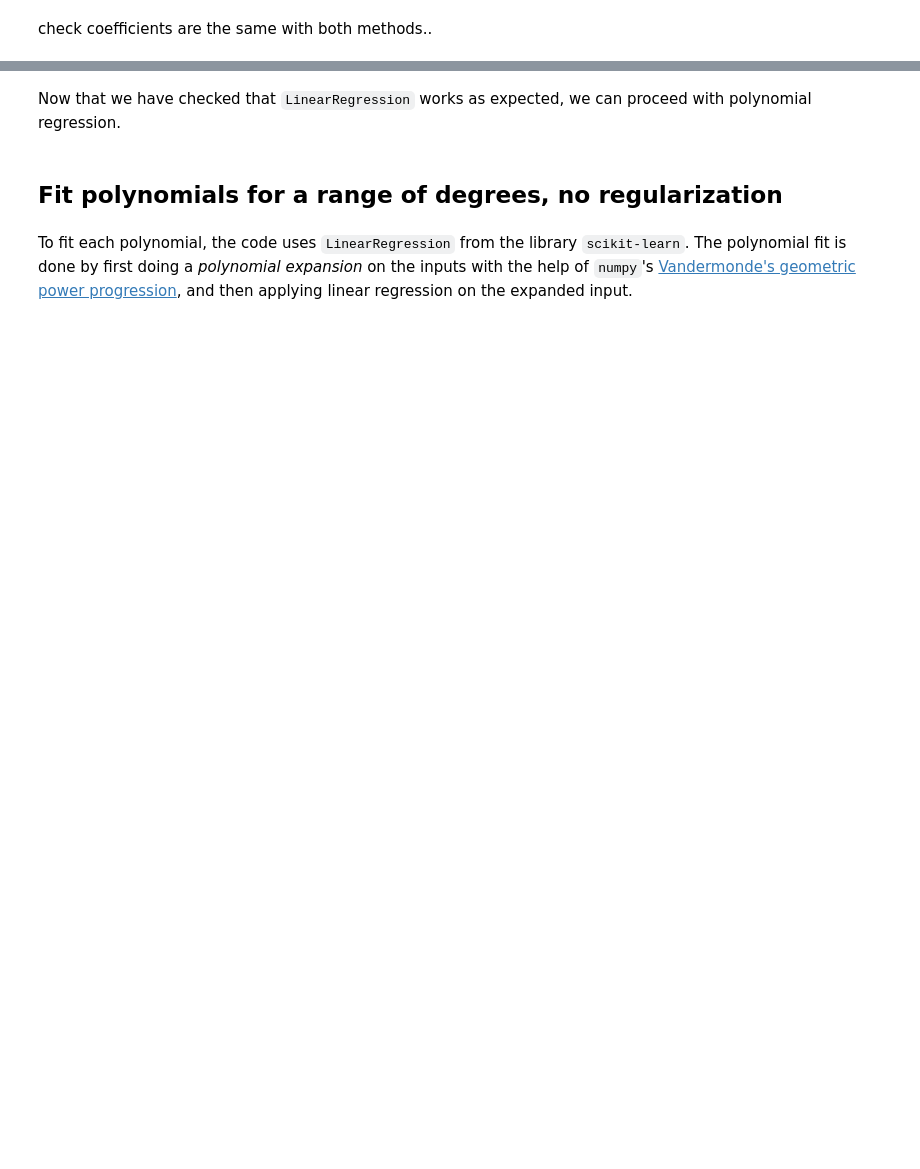
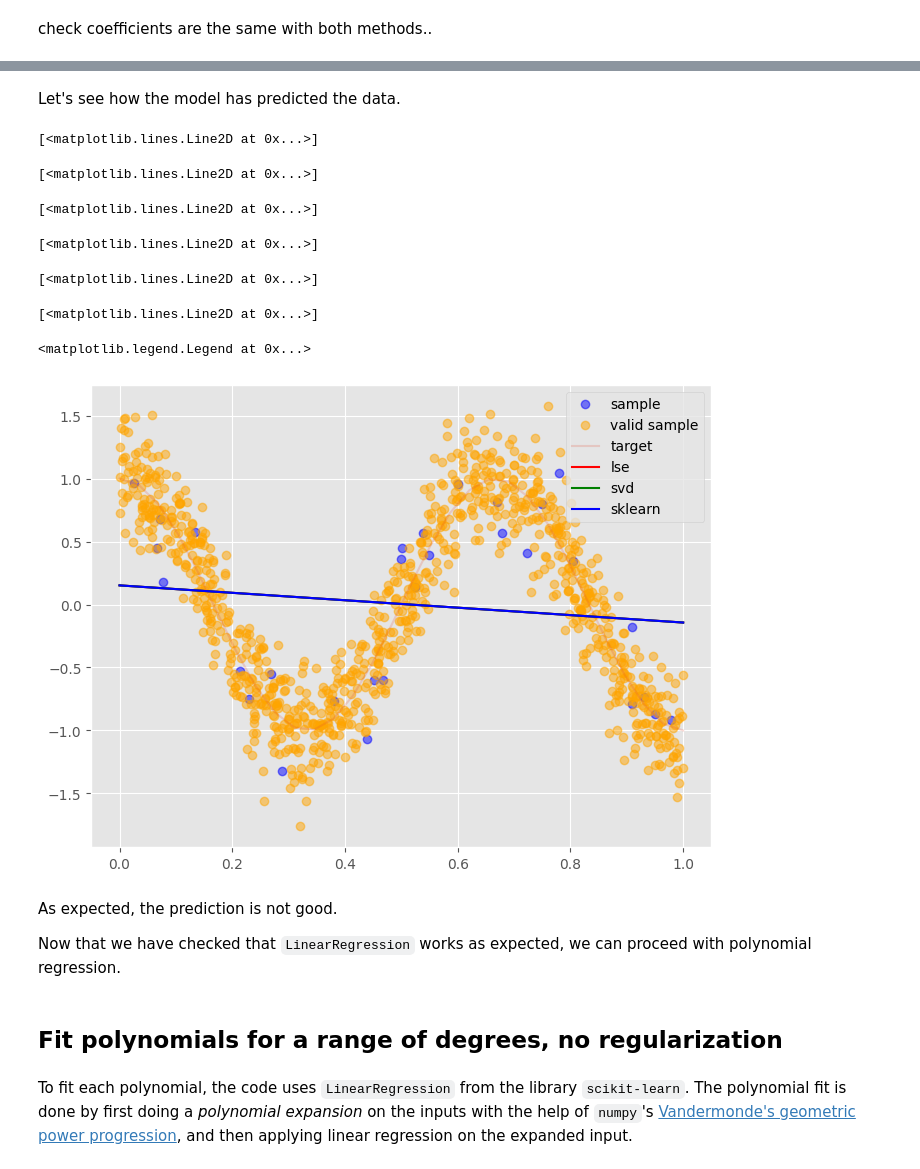
Before and after one commit to AimbotParce/MDS-ML-Lab02, a Jupyter notebook: src/ml02-polyreg.ipynb, the cells around one changed output, grey strips where cells are left out. Drawn from its saved outputs; the diff is of its cells as text; code cells hidden in the pictures; blank space fills up the shorter version.

```diff
--- a/src/ml02-polyreg.ipynb
+++ b/src/ml02-polyreg.ipynb
@@ -124,4 +150,34 @@ print(f'All solutions are the same: {np.allclose(lse_coeff, svd_coeff)}, {np.all
+# %% [markdown]
+Let's see how the model has predicted the data.
+# %%
+# Plot the results
+fig, ax = plt.subplots(figsize=(8,6))
+ax.plot(sample.input, sample.target, 'o', color='blue', alpha=0.5, label='sample')
+ax.plot(valid_sample.input, valid_sample.target, 'o', color='orange', alpha=0.5, label='valid sample')
+ax.plot(np.linspace(0, 1, num=30), feval(np.linspace(0, 1,num=30)), alpha=0.2, label='target');
+# Add the regression lines
+x_range = np.linspace(0, 1, num=30)
+y_range = np.zeros((30, 3))
+y_range[:,0] = lse_coeff[0] + lse_coeff[1]*x_range
+y_range[:,1] = svd_coeff[0] + svd_coeff[1]*x_range
+y_range[:,2] = skl_coeff[0] + skl_coeff[1]*x_range
+ax.plot(x_range, y_range[:,0], color='red', label='lse')
+ax.plot(x_range, y_range[:,1], color='green', label='svd')
+ax.plot(x_range, y_range[:,2], color='blue', label='sklearn')
+# Add the legend
+ax.legend(loc='upper right')
+# %% [output]
+[<matplotlib.lines.Line2D at 0x...>]
+[<matplotlib.lines.Line2D at 0x...>]
+[<matplotlib.lines.Line2D at 0x...>]
+[<matplotlib.lines.Line2D at 0x...>]
+[<matplotlib.lines.Line2D at 0x...>]
+[<matplotlib.lines.Line2D at 0x...>]
+<matplotlib.legend.Legend at 0x...>
+[figure, added]
 # %% [markdown]
+As expected, the prediction is not good.
+
 Now that we have checked that `LinearRegression` works as expected, we can proceed with polynomial regression.
 # %% [markdown]
 ## Fit polynomials for a range of degrees, no regularization
```
Also changed, not shown: parts of 9 cells of this notebook.
